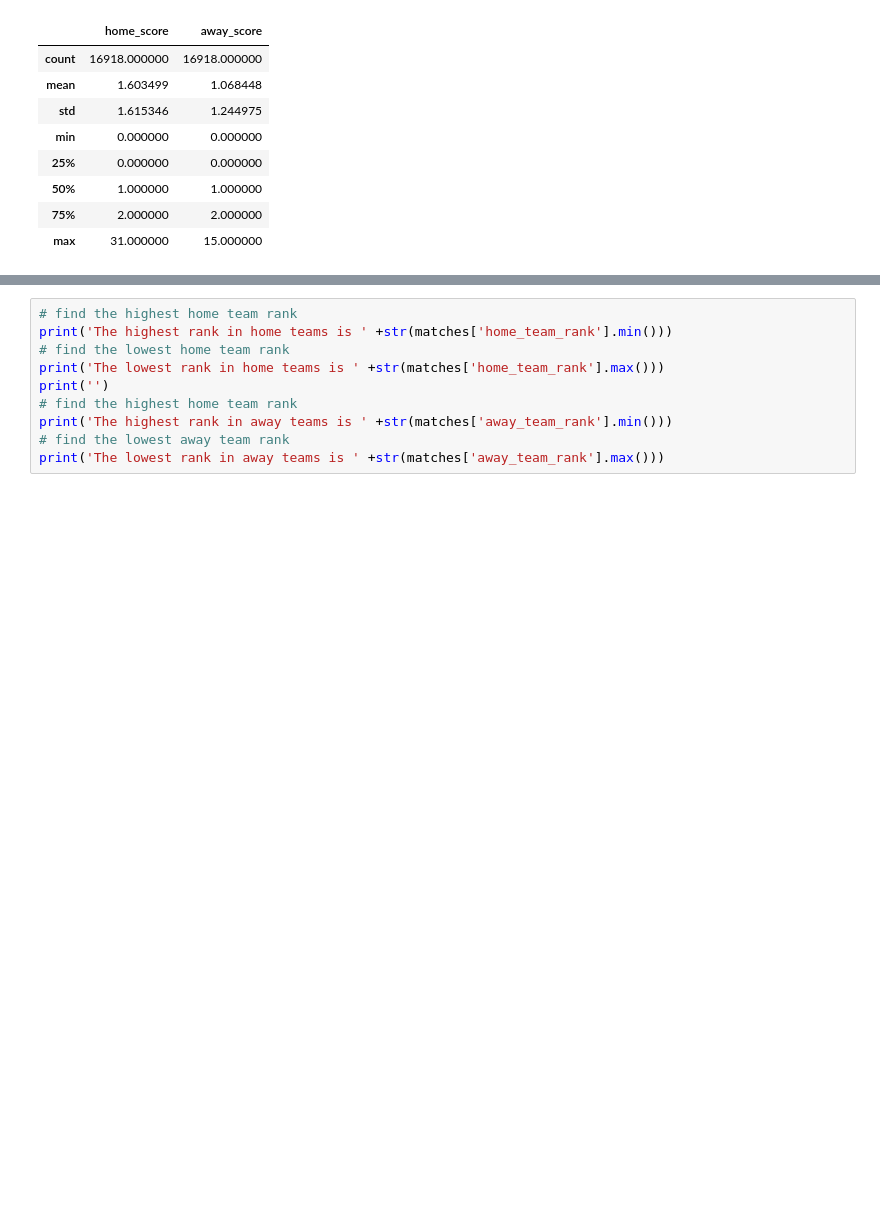
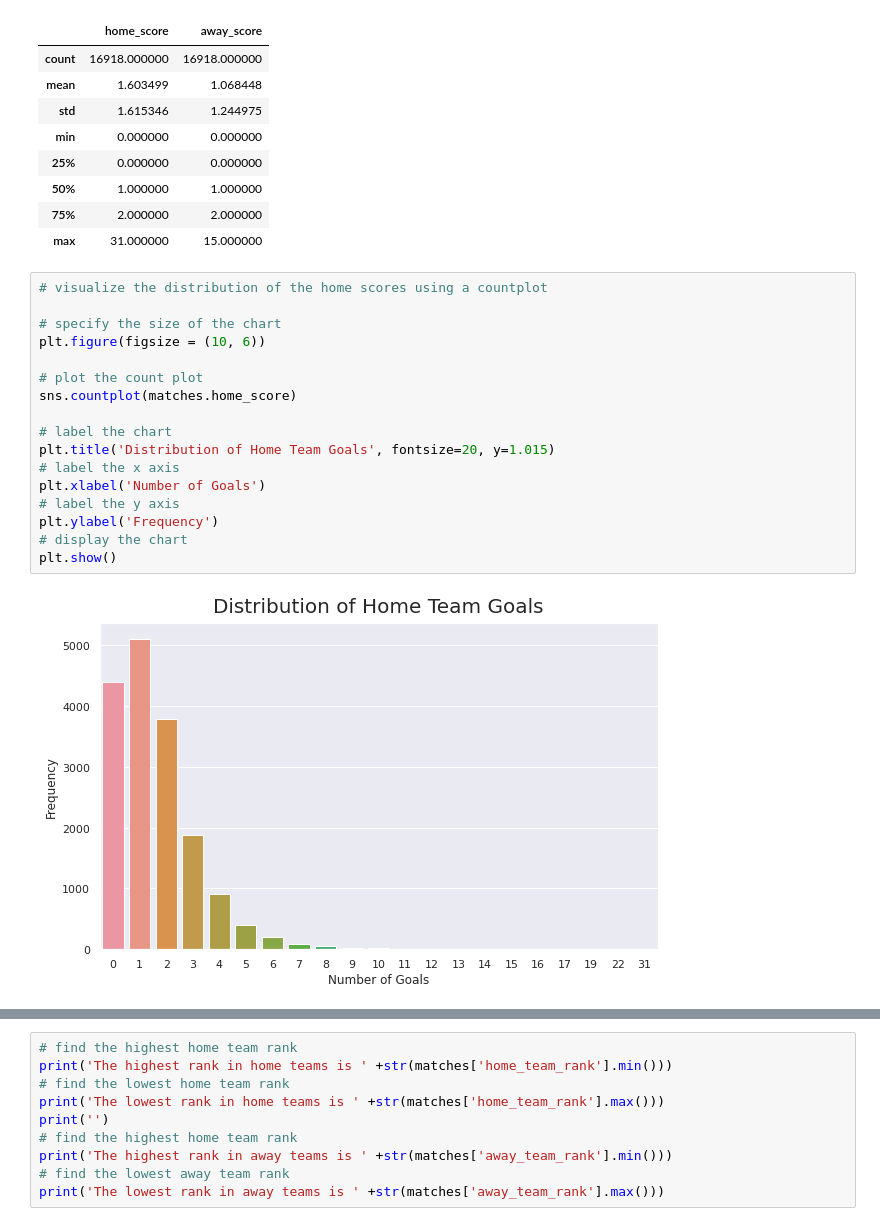
Before and after one commit to WambuiKahuthu/MORINGA_CORE_WEEK6_IP_REGRESSION, a Jupyter notebook: Moringa_Data_Science_Core_W6_Independent_Project_2021_08_Wambui_Kahuthu_Python_Notebook.ipynb, the cells around one changed output, grey strips where cells are left out. Saved outputs shown, nothing was run; the diff lists cells and outputs as text; blank space fills up the shorter version.

```diff
--- a/Moringa_Data_Science_Core_W6_Independent_Project_2021_08_Wambui_Kahuthu_Python_Notebook.ipynb
+++ b/Moringa_Data_Science_Core_W6_Independent_Project_2021_08_Wambui_Kahuthu_Python_Notebook.ipynb
@@ -398,3 +407,22 @@ matches[['home_score', 'away_score']].describe()
 | 50% | 1.000000 | 1.000000 |
 | 75% | 2.000000 | 2.000000 |
 | max | 31.000000 | 15.000000 |
+# %%
+# visualize the distribution of the home scores using a countplot
+
+# specify the size of the chart
+plt.figure(figsize = (10, 6))
+
+# plot the count plot
+sns.countplot(matches.home_score)
+
+# label the chart
+plt.title('Distribution of Home Team Goals', fontsize=20, y=1.015)
+# label the x axis
+plt.xlabel('Number of Goals')
+# label the y axis
+plt.ylabel('Frequency')
+# display the chart
+plt.show()
+# %% [output]
+[figure, added]
```
Also changed, not shown: parts of 28 cells of this notebook.
